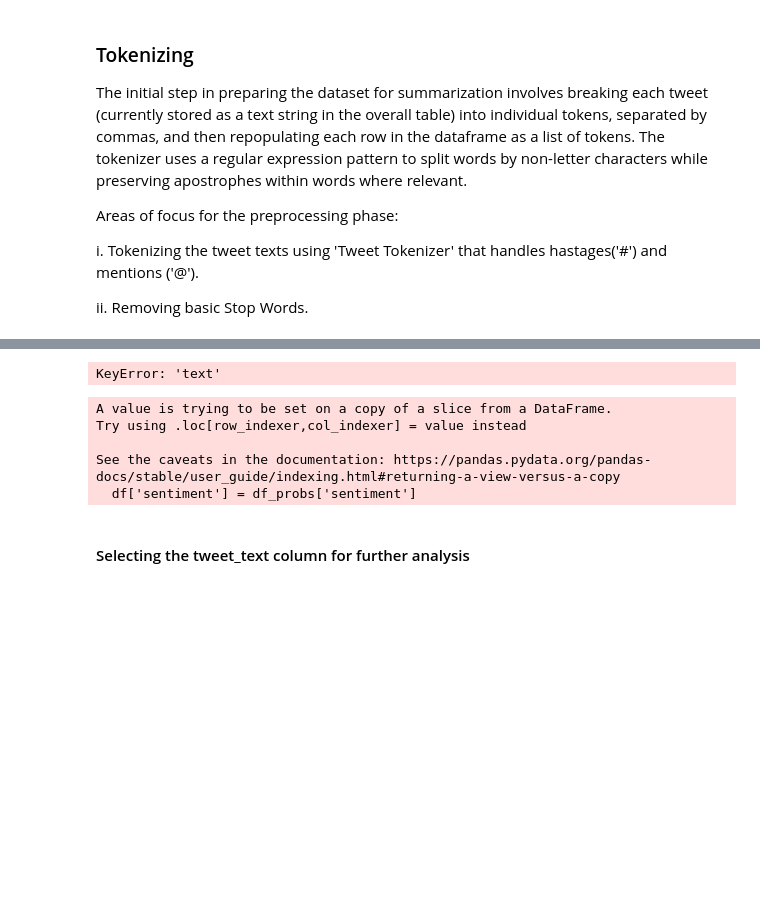
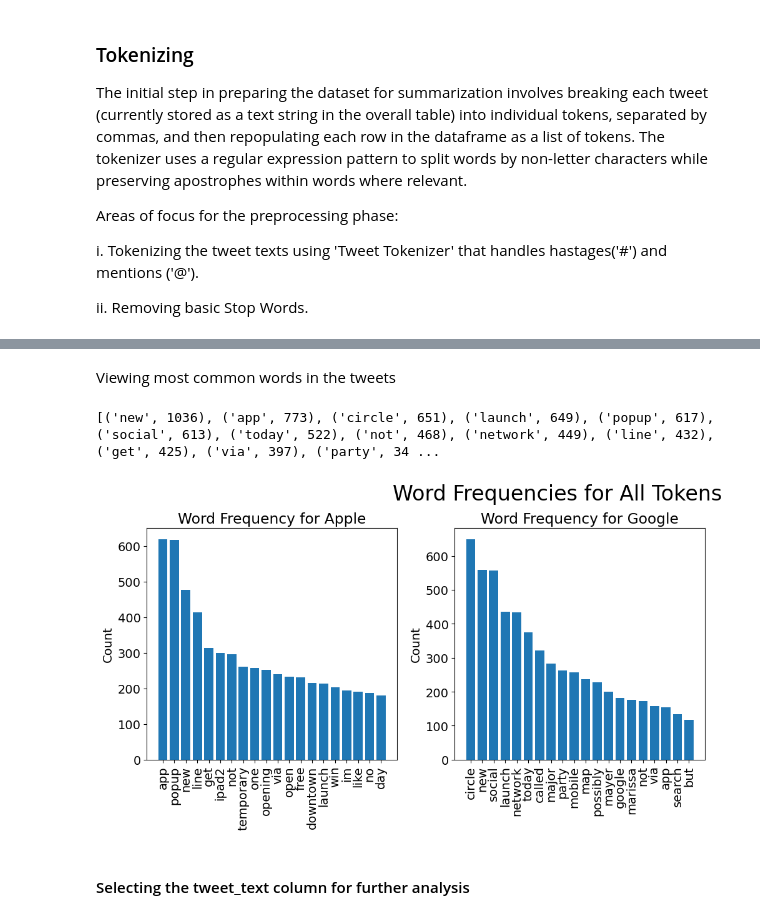
Before and after one commit to bizzfuzz/dsc-phase-4-project, a Jupyter notebook: Tweet.ipynb, the cells around one changed output, grey strips where cells are left out. Cells and saved outputs as stored; diff of their text form; code cells hidden in the pictures; blank space fills up the shorter version.

Commit message:
Tabitha's word preprocessing and frequency reinstated

```diff
--- a/Tweet.ipynb
+++ b/Tweet.ipynb
@@ -341,21 +429,6 @@ df.head()
+# %% [markdown]
+Viewing most common words in the tweets
 # %%
-from nltk.tokenize import TweetTokenizer
-from nltk.probability import FreqDist
-from string import punctuation
-
-stop_words = set(stopwords.words('english') + list(punctuation))
-#function to remove stopwords and special characters
-def remove_stopwords_and_special_chars(tokens):
-    filtered_tokens = [token for token in tokens if token.lower() not in stop_words]
-    return filtered_tokens
-# Apply the function to remove stopwords and special characters from the 'text' column
-df['text'] = df['text'].apply(remove_stopwords_and_special_chars)
-
-
-# Initializing Tokenizer
-tknzr = TweetTokenizer(strip_handles = True, preserve_case = False, )
-df['text'] = df['text'].apply(tknzr.tokenize)
-
 # Function for getting the 20 most common words in the tweets
 def get_most_common_words(df, column_name):
     tokens = df[column_name].sum()
@@ -366,15 +439,40 @@ def get_most_common_words(df, column_name):
 top_words = get_most_common_words(df, 'text')
 print(top_words)
 # %% [output]
-KeyError: 'text'
+[('new', 1036), ('app', 773), ('circle', 651), ('launch', 649), ('popup', 617), ('social', 613), ('today', 522), ('not', 468), ('network', 449), ('line', 432), ('get', 425), ('via', 397), ('party', 34 ...
-# %%
-df['sentiment'] = df_probs['sentiment']
-# %% [output]
-A value is trying to be set on a copy of a slice from a DataFrame.
-Try using .loc[row_indexer,col_indexer] = value instead
-
-See the caveats in the documentation: https://pandas.pydata.org/pandas-docs/stable/user_guide/indexing.html#returning-a-view-versus-a-copy
-  df['sentiment'] = df_probs['sentiment']
+# %%
+def setup_two_subplots():
+    fig = plt.figure(figsize=(15,15))
+    fig.set_tight_layout(True)
+    gs = fig.add_gridspec(3, 6)
+    ax1 = fig.add_subplot(gs[0, :2])
+    ax2 = fig.add_subplot(gs[0, 2:4])
+
+    return fig, [ax1, ax2,]
+
+fig, axes = setup_two_subplots()
+
+artnumberdict={'Apple':0,'Google':1,}
+
+def plot_distribution_of_column_by_category(df, axes, title="Word Frequency for"):
+    brand_most_common_words={}
+    for key, value in artnumberdict.items():
+        all_words=df[df["brand"] == key]['text'].explode()
+        freq_dist = FreqDist(all_words)
+        top_20 = list(zip(*freq_dist.most_common(20)))
+        tokens = top_20[0]
+        counts = top_20[1]
+        ax=axes[value]
+        ax.bar(tokens, counts)
+        ax.set_title(f"{title} {key}")
+        ax.set_ylabel("Count")
+        ax.tick_params(axis="x", rotation=90)
+        plt.rcParams.update({'font.size':14})
+
+plot_distribution_of_column_by_category(df, axes)
+fig.suptitle("Word Frequencies for All Tokens", fontsize=24);
+# %% [output]
+[figure, added]
 # %% [markdown]
 #### Selecting the tweet_text column for further analysis
 # %%
```
Also changed, not shown: parts of 7 cells of this notebook.
